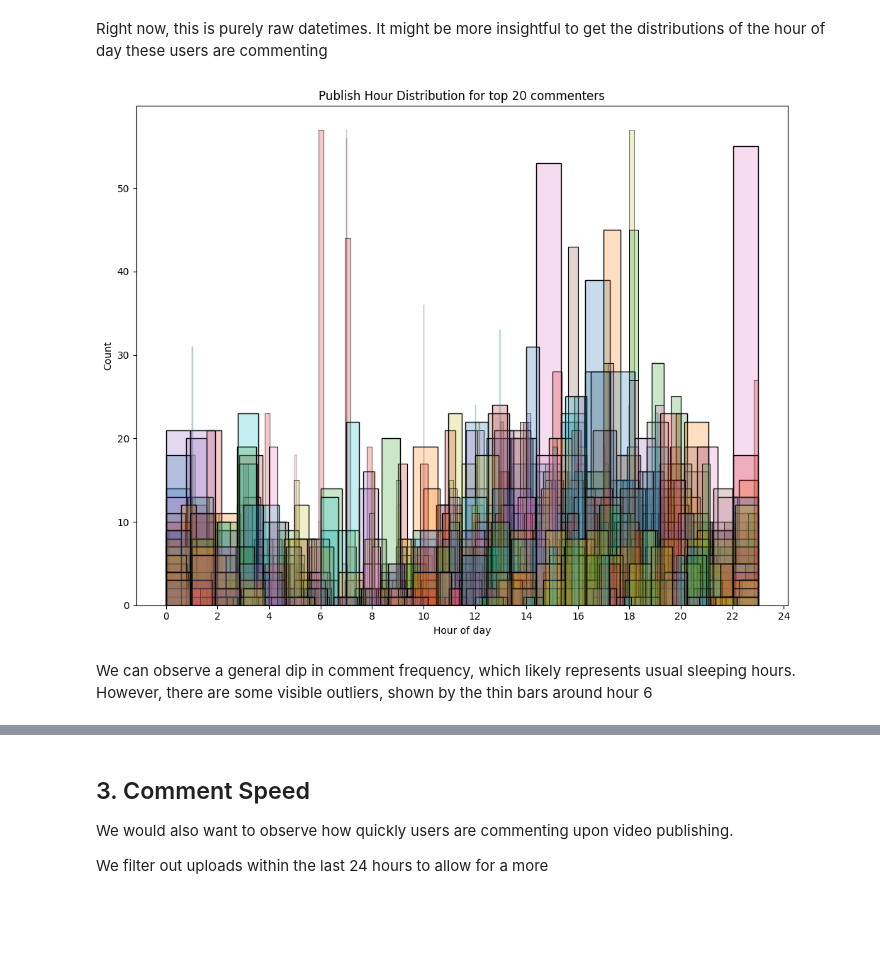
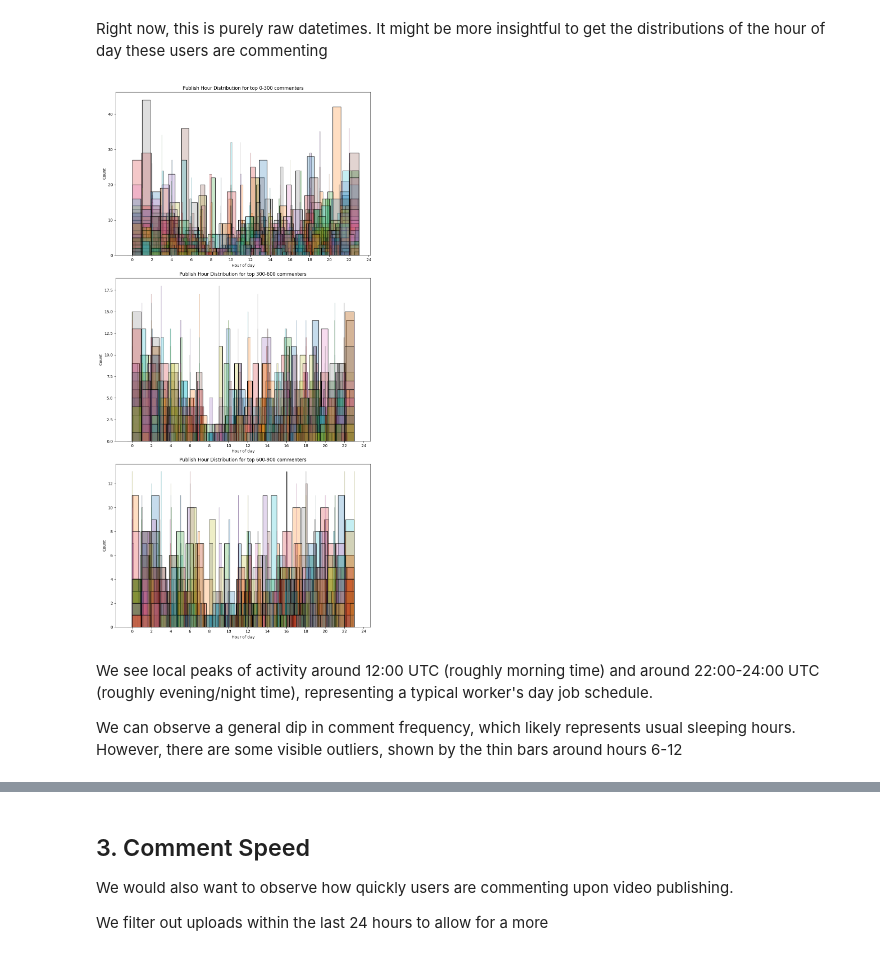
Before and after one commit to tranjm4/yt_bot_detector, a Jupyter notebook: notebooks/02_eda.ipynb, the cells around one changed output, grey strips where cells are left out. Saved outputs shown, nothing was run; the diff lists cells and outputs as text; code cells hidden in the pictures; blank space fills up the shorter version.

Commit message:
Exploratory data analysis

```diff
--- a/notebooks/02_eda.ipynb
+++ b/notebooks/02_eda.ipynb
@@ -108,19 +110,24 @@ def get_user_hour_distribution(user_id):
 
     return pd.DataFrame(df["hour"])
 # %%
-plt.figure(figsize=(10, 8))
+fig, axes = plt.subplots(nrows=3, figsize=(10, 20))
 
-for i in range(200):
-    user_id = result[i][1]
-    df = get_user_hour_distribution(user_id)
-    sns.histplot(data=df, x="hour", bins=24, alpha=0.25, label=user_id)
 
-plt.xlabel("Hour of day")
-plt.xticks(np.arange(0, 25, 2))
-plt.title("Publish Hour Distribution for top 20 commenters")
+for i in range(3):
+    for j in range(200*i, 200*(i+1)):
+        user_id = result[j][1]
+        df = get_user_hour_distribution(user_id)
+        sns.histplot(data=df, x="hour", bins=24, alpha=0.25, label=user_id, ax=axes[i])
+
+    axes[i].set_xlabel("Hour of day")
+    axes[i].set_xticks(np.arange(0, 25, 2))
+    axes[i].set_title(f"Publish Hour Distribution for top {200 * i}-{200*(i+1)} commenters")
+
 plt.tight_layout()
 plt.show()
 # %% [output]
-[figure, old version]
+[figure, new version]
 # %% [markdown]
-We can observe a general dip in comment frequency, which likely represents usual sleeping hours. However, there are some visible outliers, shown by the thin bars around hour 6
+We see local peaks of activity around 12:00 UTC (roughly morning time) and around 22:00-24:00 UTC (roughly evening/night time), representing a typical worker's day job schedule.
+
+We can observe a general dip in comment frequency, which likely represents usual sleeping hours. However, there are some visible outliers, shown by the thin bars around hours 6-12
```
Also changed, not shown: parts of 25 cells of this notebook.
